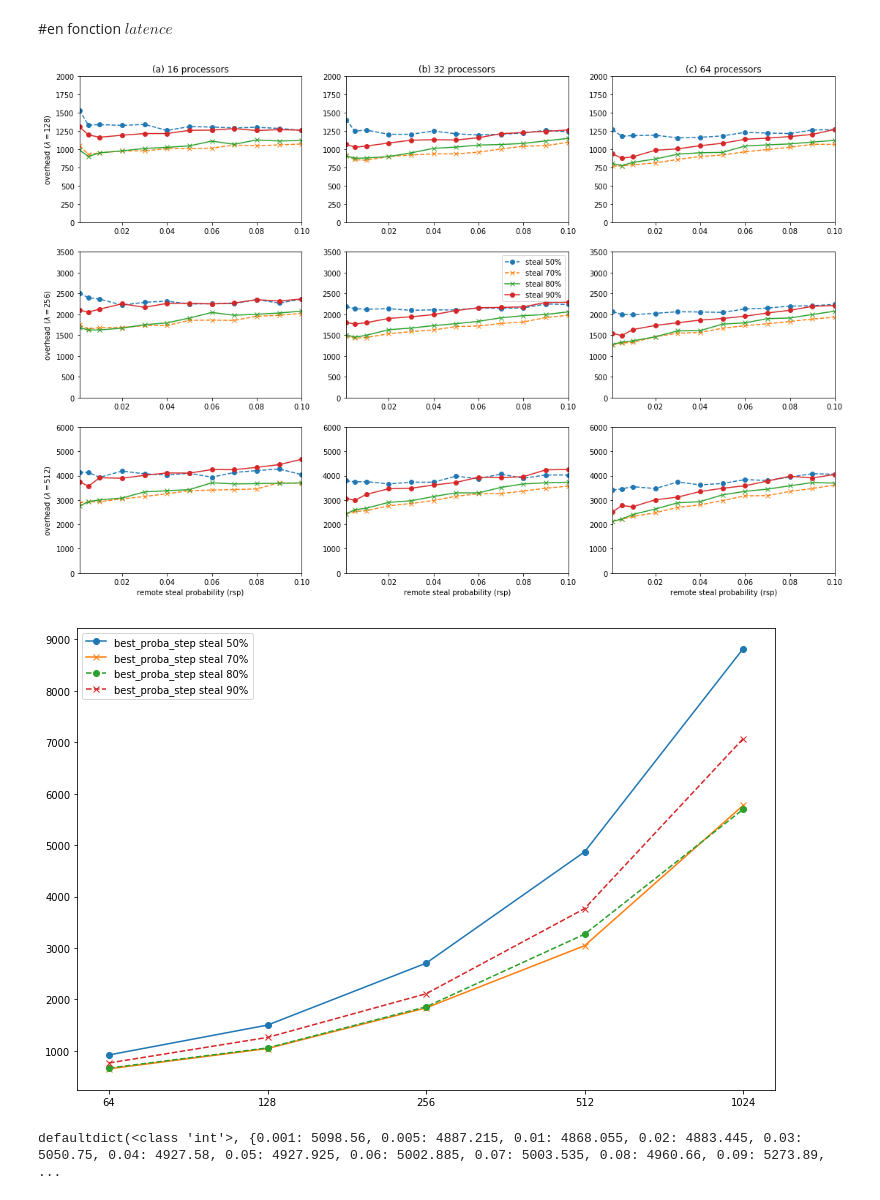
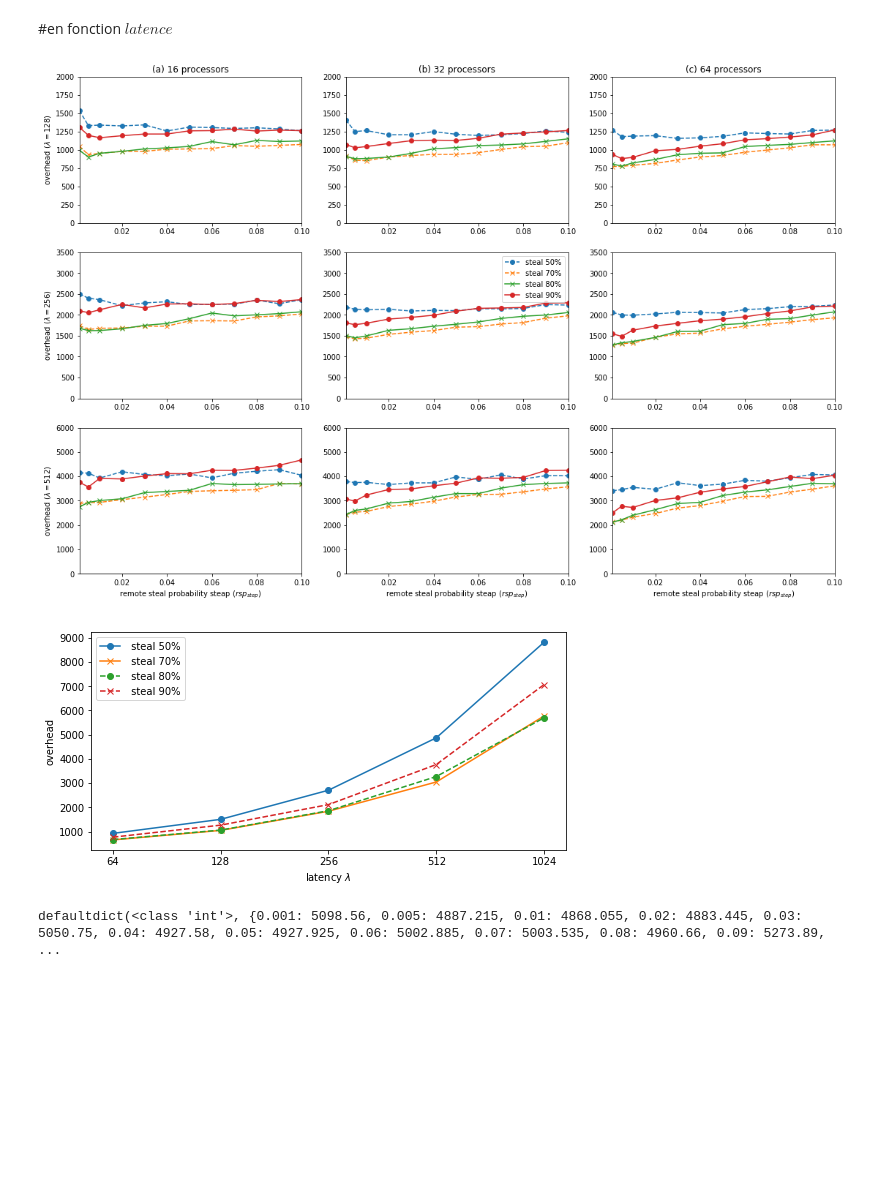
Before and after one commit to wagnerf42/ws-simulator, a Jupyter notebook: result/strategy/simulation_ipynb/simulation_thesis_proba_dynamic.ipynb, the cells around one changed output. Saved outputs shown, nothing was run; the diff lists cells and outputs as text; code cells hidden in the pictures; blank space fills up the shorter version.

```diff
--- a/result/strategy/simulation_ipynb/simulation_thesis_proba_dynamic.ipynb
+++ b/result/strategy/simulation_ipynb/simulation_thesis_proba_dynamic.ipynb
@@ -36,23 +36,4 @@ plt.ylim(0,4500)
 plt.xlim(0,0.5)
 axes1 = fig.add_subplot(111)
 axes2 = axes1.twiny()    # share the y-axis
-
-
-data = load_file(directory + "vss_proba_dynamic_"+p+"_"+w)
-all_average, overhead, minimum = compute_overhead_for_latence(data, 128)
-axes1.plot(overhead.keys(), overhead.values(), "go-", label="proba dynamic")
-
-
-data = load_file(directory_p + "vss_proba_"+p+"_"+w, line=0)
-all_average, overhead, minimum = compute_overhead_for_latence(data, 128)
-axes1.plot(overhead.keys(), overhead.values(), "x-", label="proba")
-
-data = load_file(directory_s + "vss_static_"+p+"_"+w, line=0)
-all_average, overhead, minimum = compute_overhead_for_latence(data, 128)
-axes2.plot(overhead.keys(), overhead.values(), "cx--", label="static")
-
-axes1.legend()
-axes2.legend()
-
-plt.savefig('../../../../../Manuscrit/manuscrit/gfx/twoClusters/comparaison_32_50000000_128.pdf',bbox_inches='tight')
 # %% [output]
@@ -370,7 +353,7 @@ for (l,lim) in sorted({(128,2000),(256,3500),(512,6000)}):
 
         #labels
         if l == 512:
-            plt.xlabel("remote steal probability (rsp)")
+            plt.xlabel("remote steal probability steap ($rsp_{step}$)")
         if l == 128:
             plt.title(c+" "+str(p)+" processors")
         if p == 16:
@@ -408,46 +391,47 @@ for (l,lim) in sorted({(128,2000),(256,3500),(512,6000)}):
             plt.legend()
 plt.savefig('../../../../../Manuscrit/manuscrit/gfx/twoClusters/comp_steal_amount_overhead_according_rsp_step_l.pdf',bbox_inches='tight')
 # %% [output]
-[figure, old version]
+[figure, new version]
 # %%
 fig = plt.figure()
-fig.set_size_inches(12.5, 8.5, forward=True)
+fig.set_size_inches(8.5, 4, forward=True)
 
 #filename = "/home/khatiri/these/projet/ws-simulator/Simulation/vss_proba_32_100000000"
 
 filename = directory  + "vss_proba_dynamic_32_100000000"
 best_proba_dynamic_50, _ = plot_for_best(filename)
 
 
 filename = directory_90p + "vss_proba_dynamic_32_100000000"
 best_proba_dynamic_90, _ = plot_for_best(filename)
 
 filename = directory_80p + "vss_proba_dynamic_32_100000000"
 best_proba_dynamic_80, _ = plot_for_best(filename)
 
 filename = directory_70p + "vss_proba_dynamic_32_100000000"
 best_proba_dynamic_70, _ = plot_for_best(filename)
 
 #filename = directory_r + "vss_proba_dynamic_40p_32_100000000"
 #best_proba_dynamic_60, _ = plot_for_best(filename)
-
+plt.xlabel("latency $\lambda$")
+plt.ylabel("overhead")
 #plt.plot(base_line.keys(), base_line.values(), 'o-', label="best_proba")
-plt.plot(best_proba_dynamic_50.keys(), best_proba_dynamic_50.values(), 'o-', label="best_proba_step steal 50%")
-plt.plot(best_proba_dynamic_70.keys(), best_proba_dynamic_70.values(), 'x-', label="best_proba_step steal 70%")
-plt.plot(best_proba_dynamic_80.keys(), best_proba_dynamic_80.values(), 'o--', label="best_proba_step steal 80%")
-plt.plot(best_proba_dynamic_90.keys(), best_proba_dynamic_90.values(), 'x--', label="best_proba_step steal 90%")
+plt.plot(best_proba_dynamic_50.keys(), best_proba_dynamic_50.values(), 'o-', label=" steal 50%")
+plt.plot(best_proba_dynamic_70.keys(), best_proba_dynamic_70.values(), 'x-', label=" steal 70%")
+plt.plot(best_proba_dynamic_80.keys(), best_proba_dynamic_80.values(), 'o--', label=" steal 80%")
+plt.plot(best_proba_dynamic_90.keys(), best_proba_dynamic_90.values(), 'x--', label=" steal 90%")
 
 plt.legend()
 
 
 plt.savefig('../../../../../Manuscrit/manuscrit/gfx/twoClusters/comp_steal_amount_for_best_overhead_according_rsp_step_l.pdf',bbox_inches='tight')
 
 #fig = plt.figure()
 #fig.set_size_inches(18.5, 10.5, forward=True)
 #plt.ylim(0,2)
 #plt.plot(best_proba_dynamic_50.keys(), [bl/b for (b, bl) in zip(best_proba_dynamic_70.values(), best_proba_dynamic_50.values())], 'o-', label="proba/base_line")
 # %% [output]
-[figure, old version]
+[figure, new version]
 # %%
 p = 32
 w1 = 100000000
```
Also changed, not shown: parts of 3 cells of this notebook, 4 other files.
